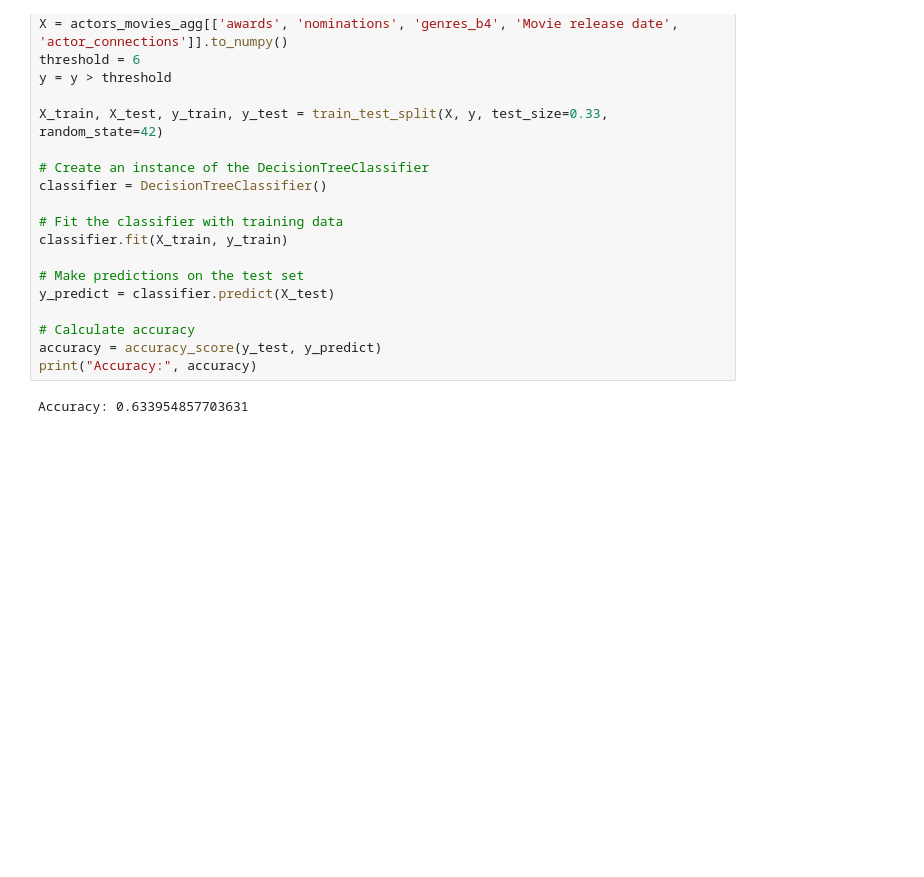
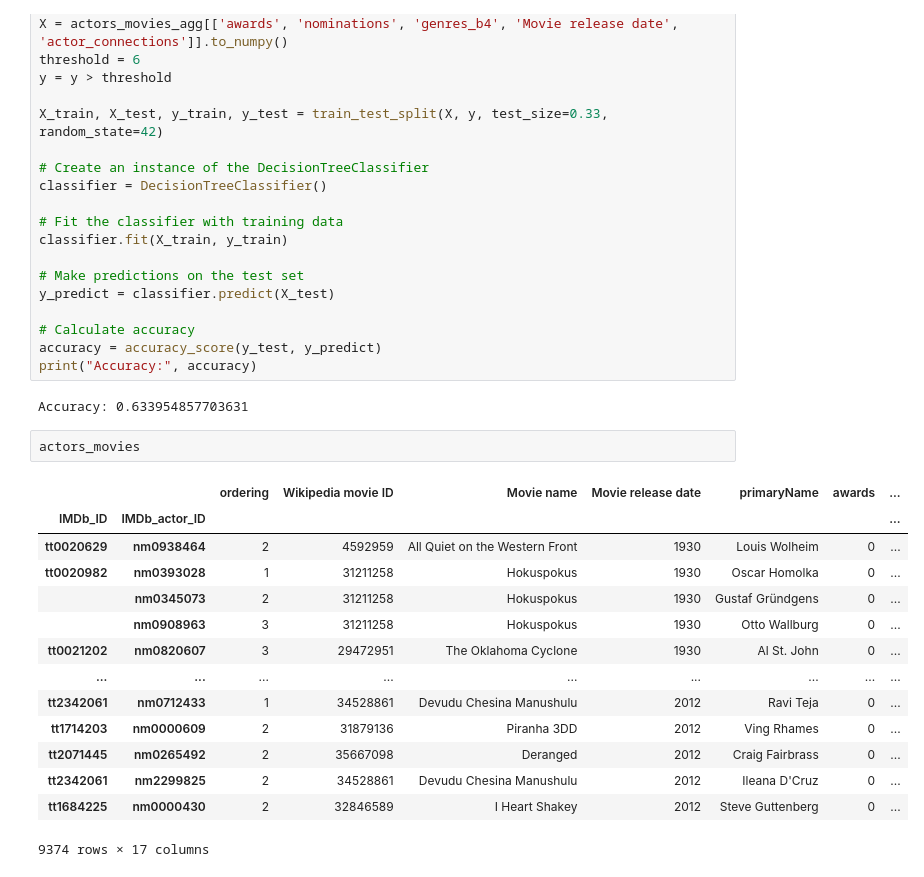
Before and after one commit to epfl-ada/ada-2023-project-dromadaire, a Jupyter notebook: P3end.ipynb, the cells around one changed output. Cells and saved outputs as stored; diff of their text form; blank space fills up the shorter version.

```diff
--- a/P3end.ipynb
+++ b/P3end.ipynb
@@ -404,3 +404,20 @@ accuracy = accuracy_score(y_test, y_predict)
 print("Accuracy:", accuracy)
 # %% [output]
 Accuracy: 0.633954857703631
+# %%
+actors_movies
+# %% [output]
+|  |  | ordering | Wikipedia movie ID | Movie name | Movie release date | primaryName | awards | ... |
+| IMDb_ID | IMDb_actor_ID |  |  |  |  |  |  | ... |
+| tt0020629 | nm0938464 | 2 | 4592959 | All Quiet on the Western Front | 1930 | Louis Wolheim | 0 | ... |
+| tt0020982 | nm0393028 | 1 | 31211258 | Hokuspokus | 1930 | Oscar Homolka | 0 | ... |
+|  | nm0345073 | 2 | 31211258 | Hokuspokus | 1930 | Gustaf Gründgens | 0 | ... |
+|  | nm0908963 | 3 | 31211258 | Hokuspokus | 1930 | Otto Wallburg | 0 | ... |
+| tt0021202 | nm0820607 | 3 | 29472951 | The Oklahoma Cyclone | 1930 | Al St. John | 0 | ... |
+| ... | ... | ... | ... | ... | ... | ... | ... | ... |
+| tt2342061 | nm0712433 | 1 | 34528861 | Devudu Chesina Manushulu | 2012 | Ravi Teja | 0 | ... |
+| tt1714203 | nm0000609 | 2 | 31879136 | Piranha 3DD | 2012 | Ving Rhames | 0 | ... |
+| tt2071445 | nm0265492 | 2 | 35667098 | Deranged | 2012 | Craig Fairbrass | 0 | ... |
+| tt2342061 | nm2299825 | 2 | 34528861 | Devudu Chesina Manushulu | 2012 | Ileana D'Cruz | 0 | ... |
+| tt1684225 | nm0000430 | 2 | 32846589 | I Heart Shakey | 2012 | Steve Guttenberg | 0 | ... |
+9374 rows × 17 columns
```
Also changed, not shown: parts of 10 cells of this notebook.
